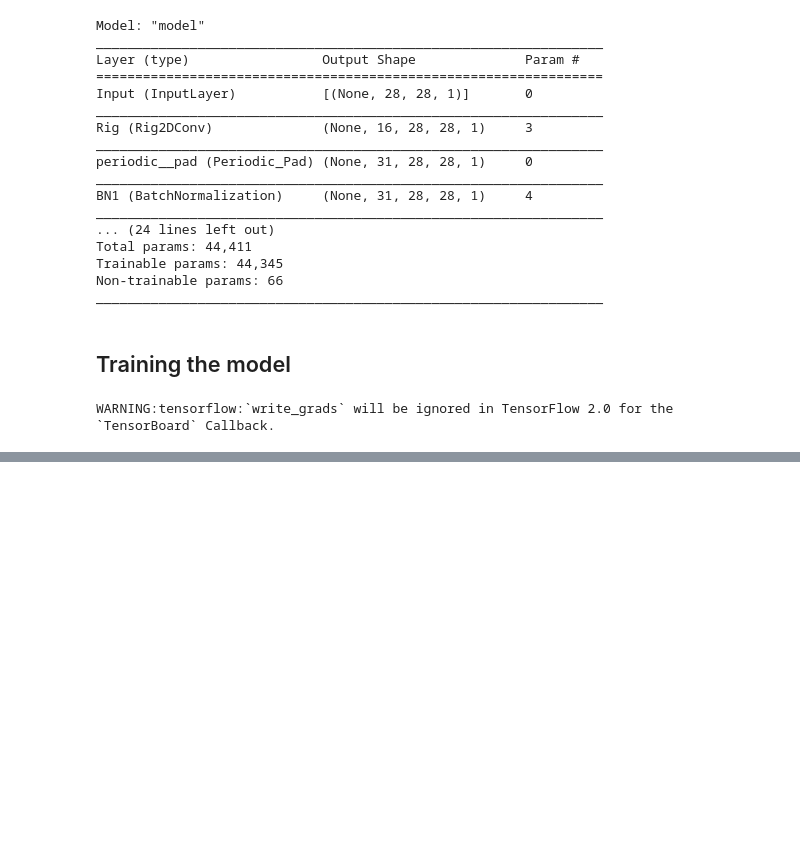
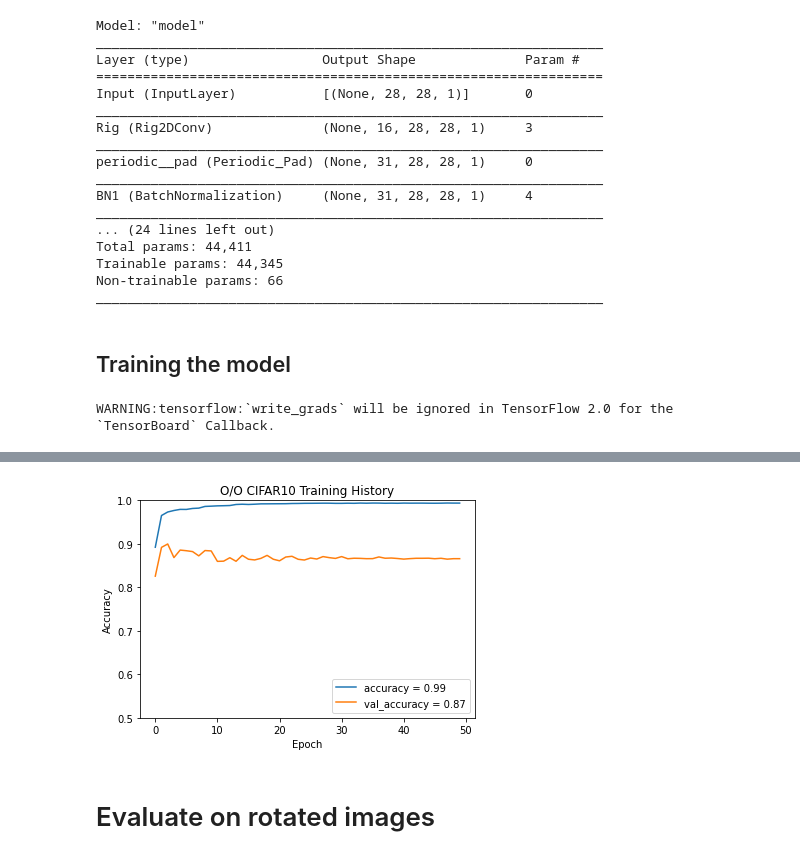
Before and after one commit to Kenn96/P6, a Jupyter notebook: RED_NN.ipynb, the cells around one changed output, grey strips where cells are left out. Drawn from its saved outputs; the diff is of its cells as text; code cells hidden in the pictures; blank space fills up the shorter version.

```diff
--- a/RED_NN.ipynb
+++ b/RED_NN.ipynb
@@ -304,17 +305,10 @@ model.compile(loss=tf.keras.losses.categorical_crossentropy,
               optimizer=opt,
               metrics=['accuracy'])
 # %%
-name = f'URT_REDNN_{PHI}'
+name = f'URT_REDNN_v2_{PHI}'
 
 reduce_lr = tf.keras.callbacks.ReduceLROnPlateau(monitor='val_loss', factor=0.5, patience=5, min_lr=0.00001)
 checkpoint = tf.keras.callbacks.ModelCheckpoint(name + '.h5', verbose=1, save_best_only=True, monitor='val_loss', mode='min')
 tensorboardcb = tf.keras.callbacks.TensorBoard(log_dir=os.path.join('tests', name), write_images=True, write_grads=True)
 # %% [output]
 WARNING:tensorflow:`write_grads` will be ignored in TensorFlow 2.0 for the `TensorBoard` Callback.
-# %%
-model.fit(x_train, y_train,
-          batch_size=128,
-          epochs=3,
-          verbose=1,
-          validation_data=(x_test, y_test),
-          callbacks=[reduce_lr, checkpoint, tensorboardcb])
@@ -323,0 +315,16 @@ KeyboardInterrupt:
+# %%
+model_path = 'models/RED_NN_v2_50'
+#x_test_r = [tfa.image.rotate(x, np.random.uniform(-np.pi/2., np.pi/2.)).numpy() for x in x_test]
+
+if os.path.exists(model_path):
+    model = tf.keras.models.load_model(model_path)
+    history = None
+else:
+    history = model.fit(x_train, y_train,
+          batch_size=128,
+          epochs=50,
+          verbose=1,
+          validation_data=(x_test, y_test),
+          callbacks=[reduce_lr, checkpoint, tensorboardcb])
+
+model.save(model_path)
@@ -323,0 +349,15 @@ KeyboardInterrupt:
+# %%
+if history:
+    train_acc = history.history['accuracy'][-1]
+    val_acc = history.history['val_accuracy'][-1]
+    plt.plot(history.history['accuracy'], label=f'accuracy = {train_acc:.2f}')
+    plt.plot(history.history['val_accuracy'], label = f'val_accuracy = {val_acc:.2f}')
+    plt.title('O/O CIFAR10 Training History')
+    plt.xlabel('Epoch')
+    plt.ylabel('Accuracy')
+    plt.ylim([0.5, 1])
+    plt.legend(loc='lower right')
+# %% [output]
+[figure, added]
+# %% [markdown]
+# Evaluate on rotated images
```
Also changed, not shown: parts of 11 cells of this notebook.
